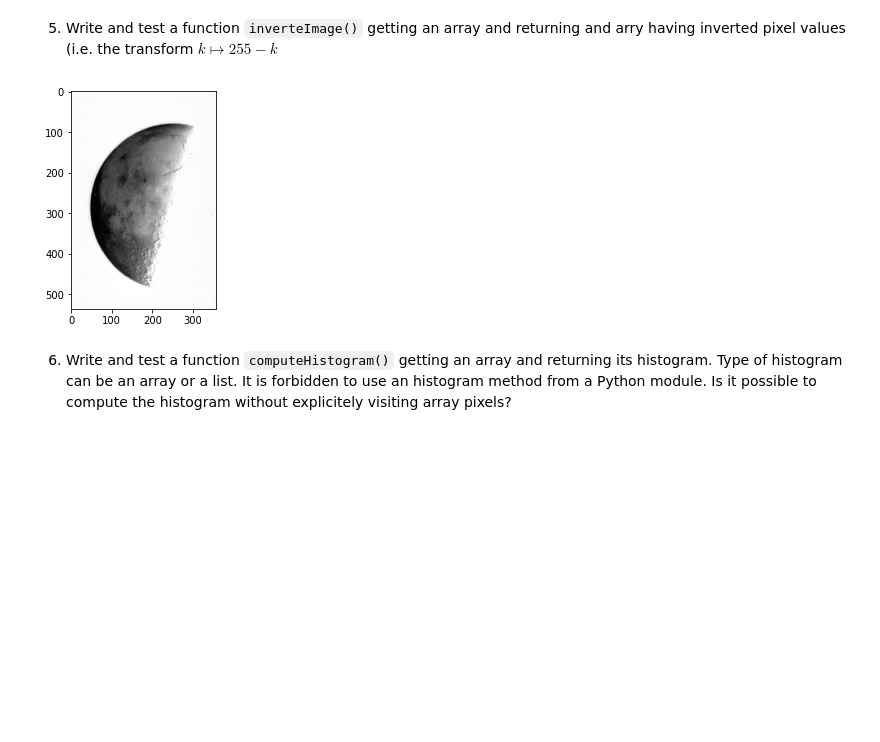
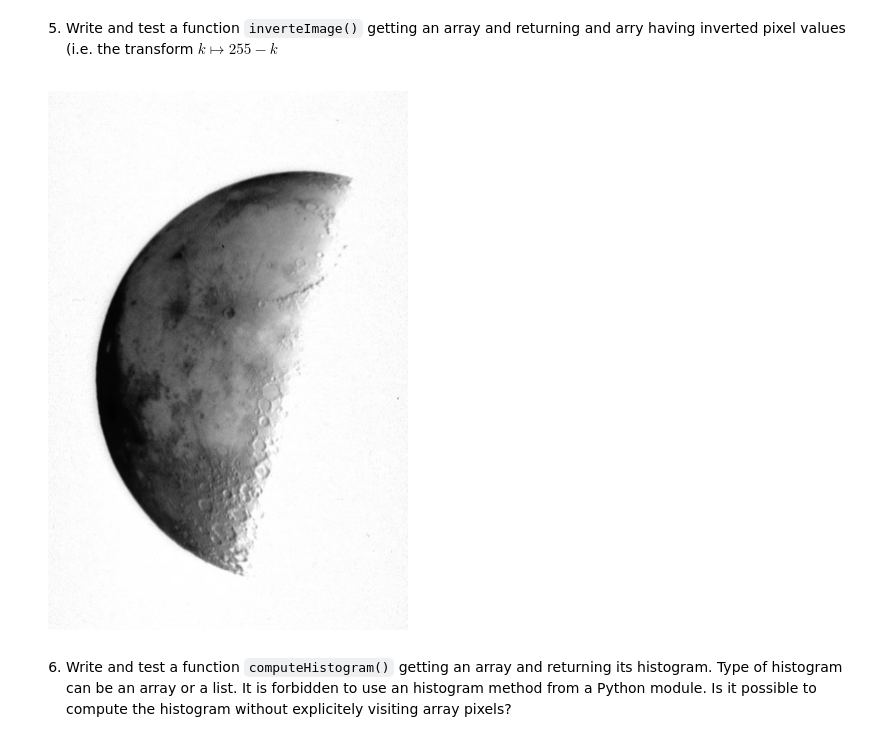
Before and after one commit to White-On/BIMA_Notebook, a Jupyter notebook: TME1.ipynb, the cells around one changed output. Cells and saved outputs as stored; diff of their text form; code cells hidden in the pictures; blank space fills up the shorter version.

```diff
--- a/TME1.ipynb
+++ b/TME1.ipynb
@@ -210,3 +208,9 @@ def imshow(image):
+# %%
+def imshow(image):
+    plt.figure(figsize = (5,7))
+    plt.axis("off")
+    plt.imshow(image,vmin=0,vmax=255)
+    plt.show()
 # %% [markdown]
 Array can be displayed as an image using Matplotlib module. Here a short example:
 # %%
@@ -364,11 +364,9 @@ def inverteImage(I):
 # %%
 moon_inv = inverteImage(moon)
 
-plt.imshow(moon_inv)
-
-plt.show()
+imshow(moon_inv)
 # %% [output]
-[figure, old version]
+[figure, new version]
 # %% [markdown]
 6. Write and test a function `computeHistogram()` getting an array and returning its histogram. Type of histogram can be an array or a list. It is forbidden to use an histogram method from a Python module. Is it possible to compute the histogram without explicitely visiting array pixels?
 # %%
```
Also changed, not shown: parts of 23 cells of this notebook.
